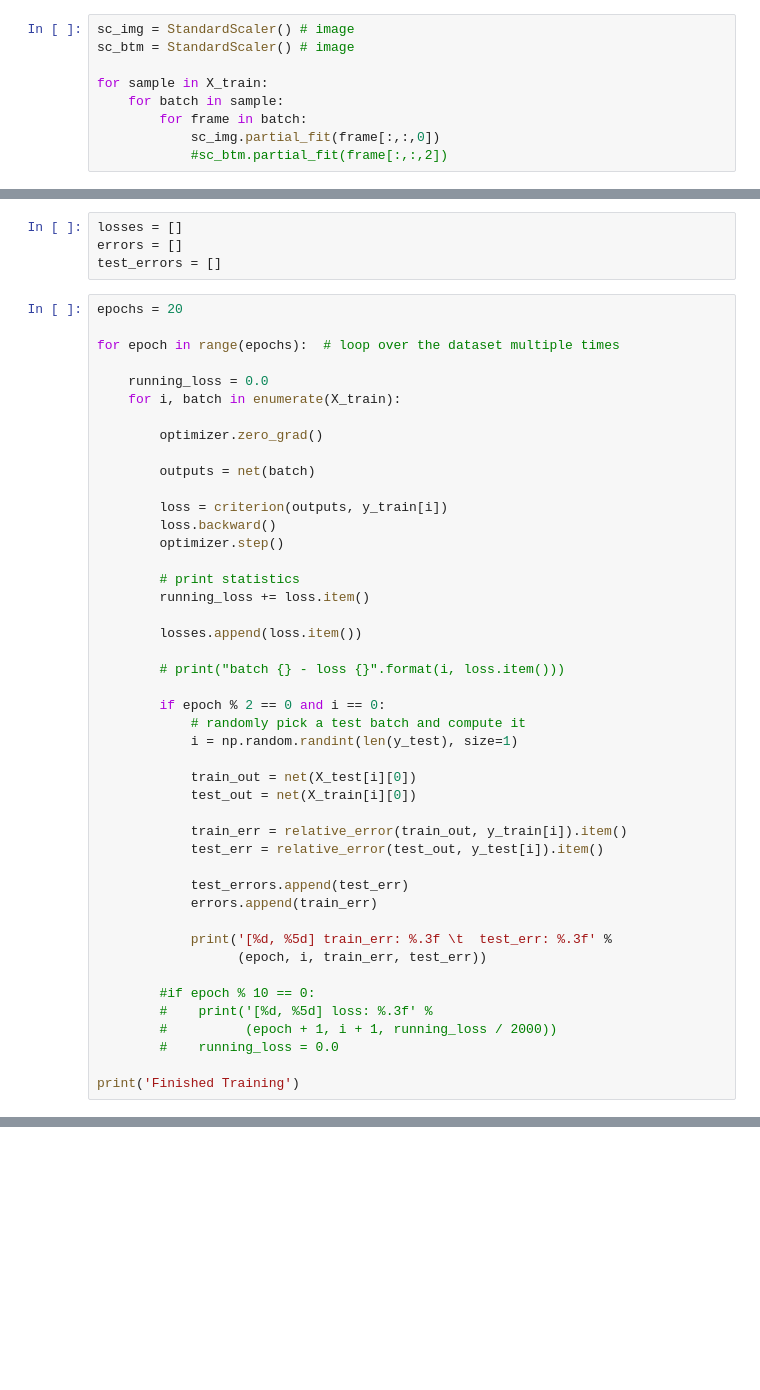
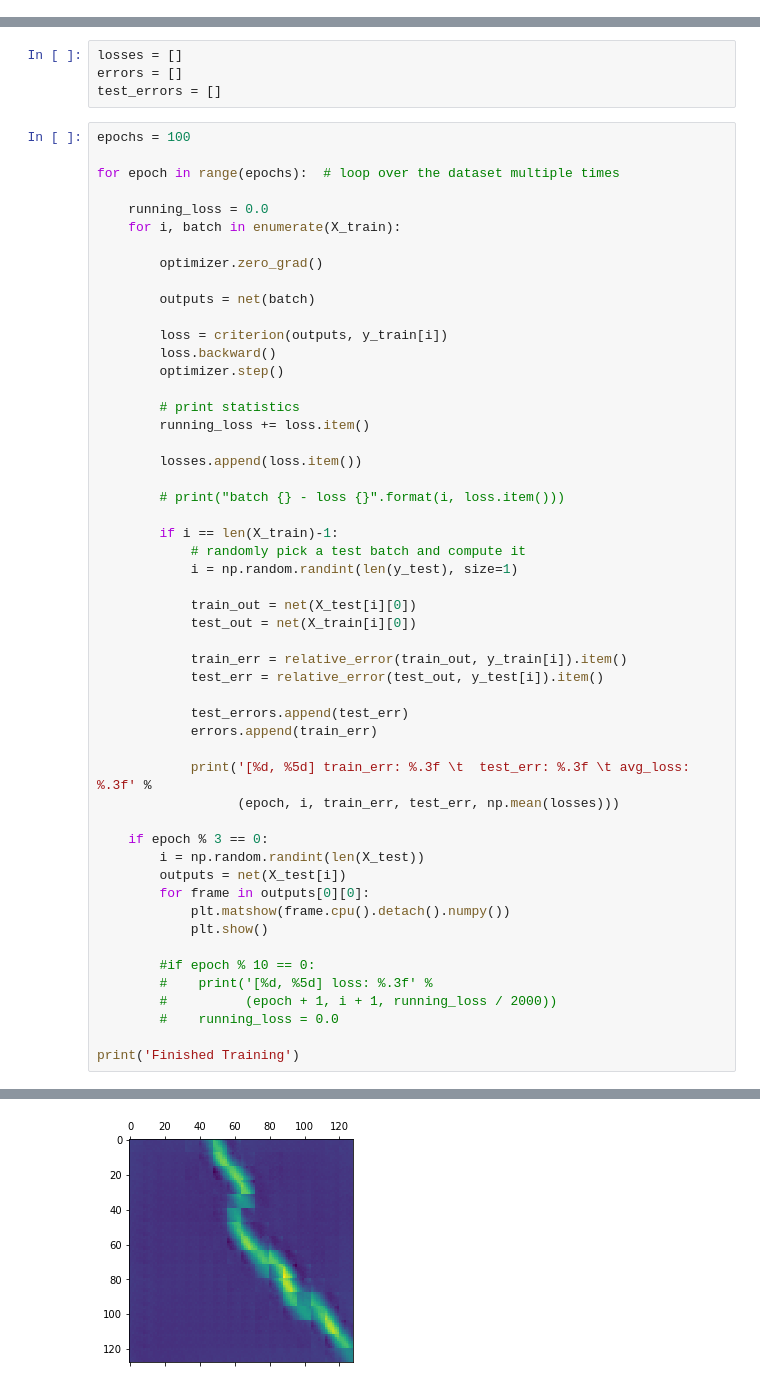
Before and after one commit to halixness/deepSWE, a Jupyter notebook: torch_resnet_ae.ipynb, the cells around one changed output, grey strips where cells are left out. Cells and saved outputs as stored; diff of their text form; blank space fills up the shorter version.

```diff
--- a/torch_resnet_ae.ipynb
+++ b/torch_resnet_ae.ipynb
@@ -53,11 +63,2 @@ plt.matshow(Y[j, i, 0, :, :, 0])
 # %%
 X_train, X_test, y_train, y_test = train_test_split(X, Y, test_size=0.2, random_state=42)
-# %%
-sc_img = StandardScaler() # image
-sc_btm = StandardScaler() # image
-
-for sample in X_train:
-    for batch in sample:
-        for frame in batch:
-            sc_img.partial_fit(frame[:,:,0])
-            #sc_btm.partial_fit(frame[:,:,2])
@@ -254,7 +241,7 @@ losses = []
 errors = []
 test_errors = []
 # %%
-epochs = 20
+epochs = 100
 
 for epoch in range(epochs):  # loop over the dataset multiple times
 
@@ -276,7 +263,7 @@ for epoch in range(epochs):  # loop over the dataset multiple times
 
         # print("batch {} - loss {}".format(i, loss.item()))
 
-        if epoch % 2 == 0 and i == 0:
+        if i == len(X_train)-1:
             # randomly pick a test batch and compute it
             i = np.random.randint(len(y_test), size=1)
 
@@ -289,8 +276,15 @@ for epoch in range(epochs):  # loop over the dataset multiple times
             test_errors.append(test_err)
             errors.append(train_err)
 
-            print('[%d, %5d] train_err: %.3f \t  test_err: %.3f' %
-                  (epoch, i, train_err, test_err))
+            print('[%d, %5d] train_err: %.3f \t  test_err: %.3f \t avg_loss: %.3f' %
+                  (epoch, i, train_err, test_err, np.mean(losses)))
+
+    if epoch % 3 == 0:
+        i = np.random.randint(len(X_test))
+        outputs = net(X_test[i])
+        for frame in outputs[0][0]:
+            plt.matshow(frame.cpu().detach().numpy())
+            plt.show()
 
         #if epoch % 10 == 0:
         #    print('[%d, %5d] loss: %.3f' %
@@ -318,0 +297 @@ Finished Training
+[figure, added]
```
Also changed, not shown: parts of 20 cells of this notebook, 23 other files.
